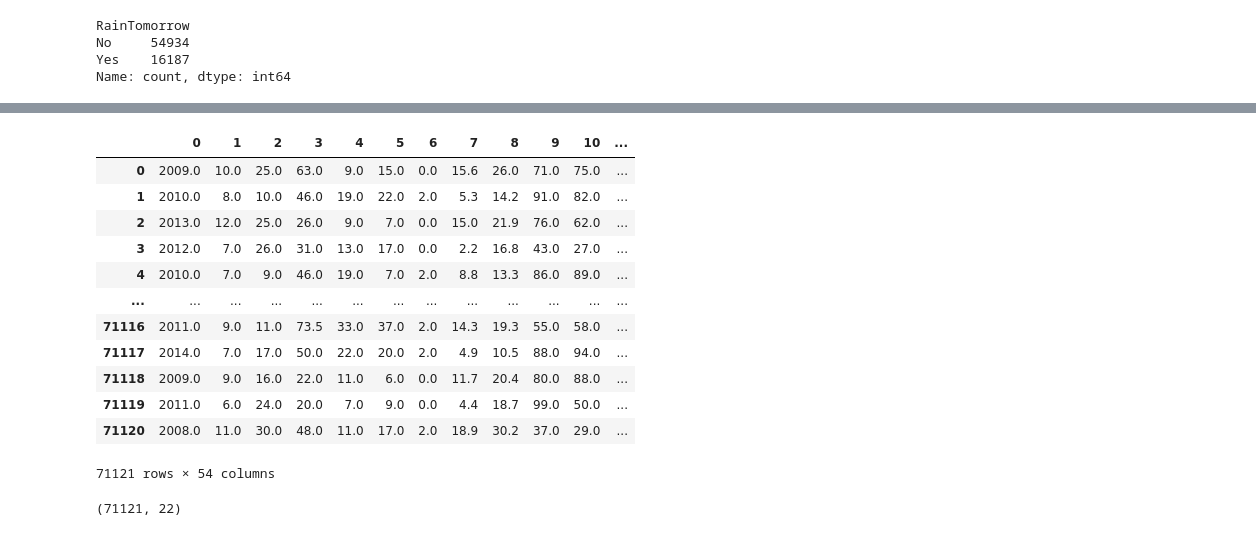
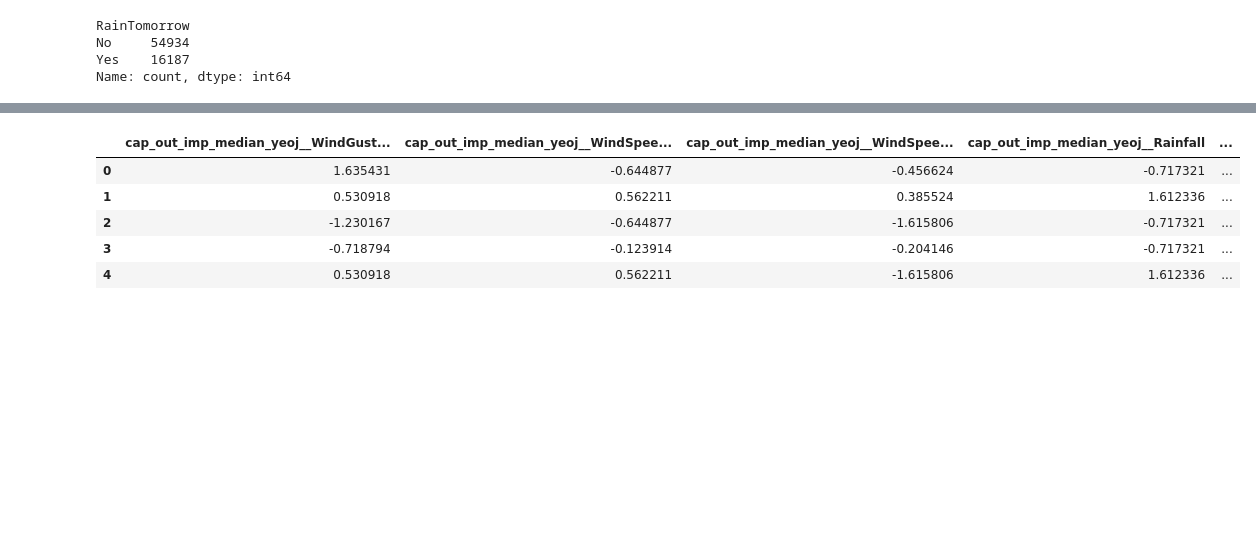
Before and after one commit to ezescordamaglia/CEIA_Analisis_de_datos, a Jupyter notebook: practica_final/TPFinal_pipeline.ipynb, the cells around one changed output, grey strips where cells are left out. Cells and saved outputs as stored; diff of their text form; code cells hidden in the pictures; blank space fills up the shorter version.

```diff
--- a/practica_final/TPFinal_pipeline.ipynb
+++ b/practica_final/TPFinal_pipeline.ipynb
@@ -854,22 +847,0 @@ Pipeline(steps=[('drop_columns',
-# %%
-
-xtrain_transformed = pd.DataFrame(pipeline.transform(xtrain))
-xtrain_transformed
-# %% [output]
-|  | 0 | 1 | 2 | 3 | 4 | 5 | 6 | 7 | 8 | 9 | 10 | ... |
-| 0 | 2009.0 | 10.0 | 25.0 | 63.0 | 9.0 | 15.0 | 0.0 | 15.6 | 26.0 | 71.0 | 75.0 | ... |
-| 1 | 2010.0 | 8.0 | 10.0 | 46.0 | 19.0 | 22.0 | 2.0 | 5.3 | 14.2 | 91.0 | 82.0 | ... |
-| 2 | 2013.0 | 12.0 | 25.0 | 26.0 | 9.0 | 7.0 | 0.0 | 15.0 | 21.9 | 76.0 | 62.0 | ... |
-| 3 | 2012.0 | 7.0 | 26.0 | 31.0 | 13.0 | 17.0 | 0.0 | 2.2 | 16.8 | 43.0 | 27.0 | ... |
-| 4 | 2010.0 | 7.0 | 9.0 | 46.0 | 19.0 | 7.0 | 2.0 | 8.8 | 13.3 | 86.0 | 89.0 | ... |
-| ... | ... | ... | ... | ... | ... | ... | ... | ... | ... | ... | ... | ... |
-| 71116 | 2011.0 | 9.0 | 11.0 | 73.5 | 33.0 | 37.0 | 2.0 | 14.3 | 19.3 | 55.0 | 58.0 | ... |
-| 71117 | 2014.0 | 7.0 | 17.0 | 50.0 | 22.0 | 20.0 | 2.0 | 4.9 | 10.5 | 88.0 | 94.0 | ... |
-| 71118 | 2009.0 | 9.0 | 16.0 | 22.0 | 11.0 | 6.0 | 0.0 | 11.7 | 20.4 | 80.0 | 88.0 | ... |
-| 71119 | 2011.0 | 6.0 | 24.0 | 20.0 | 7.0 | 9.0 | 0.0 | 4.4 | 18.7 | 99.0 | 50.0 | ... |
-| 71120 | 2008.0 | 11.0 | 30.0 | 48.0 | 11.0 | 17.0 | 2.0 | 18.9 | 30.2 | 37.0 | 29.0 | ... |
-71121 rows × 54 columns
-# %%
-xtrain.shape
-# %% [output]
-(71121, 22)
@@ -879 +848,14 @@ y_pred = pipeline.predict(xtest)
+# %%
+names = preprocessor.get_feature_names_out()
+names = names[:-1]
+names = np.append(names, ['Year', 'Month', 'Day'])
+xtrain_transformed = pd.DataFrame(preprocessor.transform(xtrain), columns=names)
+xtrain_transformed.head()
+# %% [output]
+|  | cap_out_imp_median_yeoj__WindGust... | cap_out_imp_median_yeoj__WindSpee... | cap_out_imp_median_yeoj__WindSpee... | cap_out_imp_median_yeoj__Rainfall | ... |
+| 0 | 1.635431 | -0.644877 | -0.456624 | -0.717321 | ... |
+| 1 | 0.530918 | 0.562211 | 0.385524 | 1.612336 | ... |
+| 2 | -1.230167 | -0.644877 | -1.615806 | -0.717321 | ... |
+| 3 | -0.718794 | -0.123914 | -0.204146 | -0.717321 | ... |
+| 4 | 0.530918 | 0.562211 | -1.615806 | 1.612336 | ... |
 # %%
```
Also changed, not shown: parts of 10 cells of this notebook, 1 other file.
